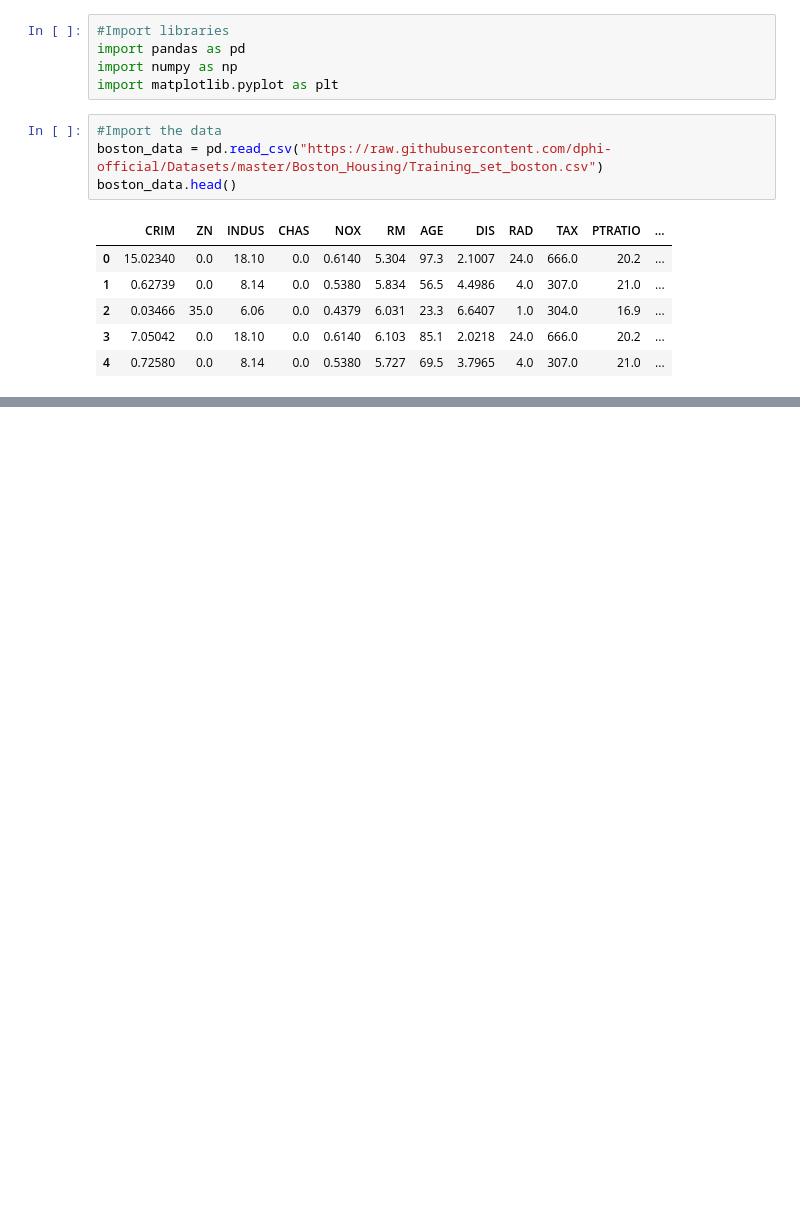
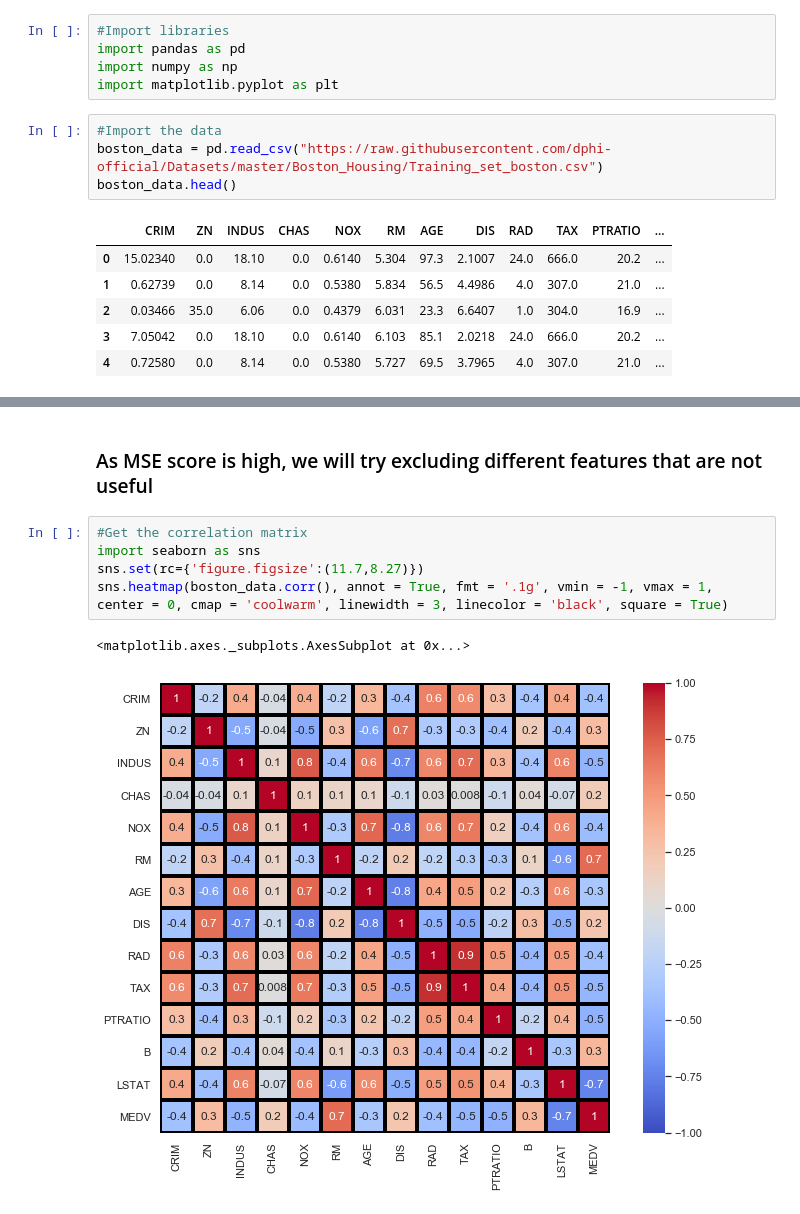
Before and after one commit to samip-thakkar/dphi-datascince-projects, a Jupyter notebook: Boston House/house_price_prediction.ipynb, the cells around one changed output, grey strips where cells are left out. Cells and saved outputs as stored; diff of their text form; blank space fills up the shorter version.

```diff
--- a/Boston House/house_price_prediction.ipynb
+++ b/Boston House/house_price_prediction.ipynb
@@ -16,0 +86,10 @@ boston_data.head()
+# %% [markdown]
+### As MSE score is high, we will try excluding different features that are not useful
+# %%
+#Get the correlation matrix
+import seaborn as sns
+sns.set(rc={'figure.figsize':(11.7,8.27)})
+sns.heatmap(boston_data.corr(), annot = True, fmt = '.1g', vmin = -1, vmax = 1, center = 0, cmap = 'coolwarm', linewidth = 3, linecolor = 'black', square = True)
+# %% [output]
+<matplotlib.axes._subplots.AxesSubplot at 0x...>
+[figure, added]
```
Also changed, not shown: parts of 27 cells of this notebook, 1 other file.
